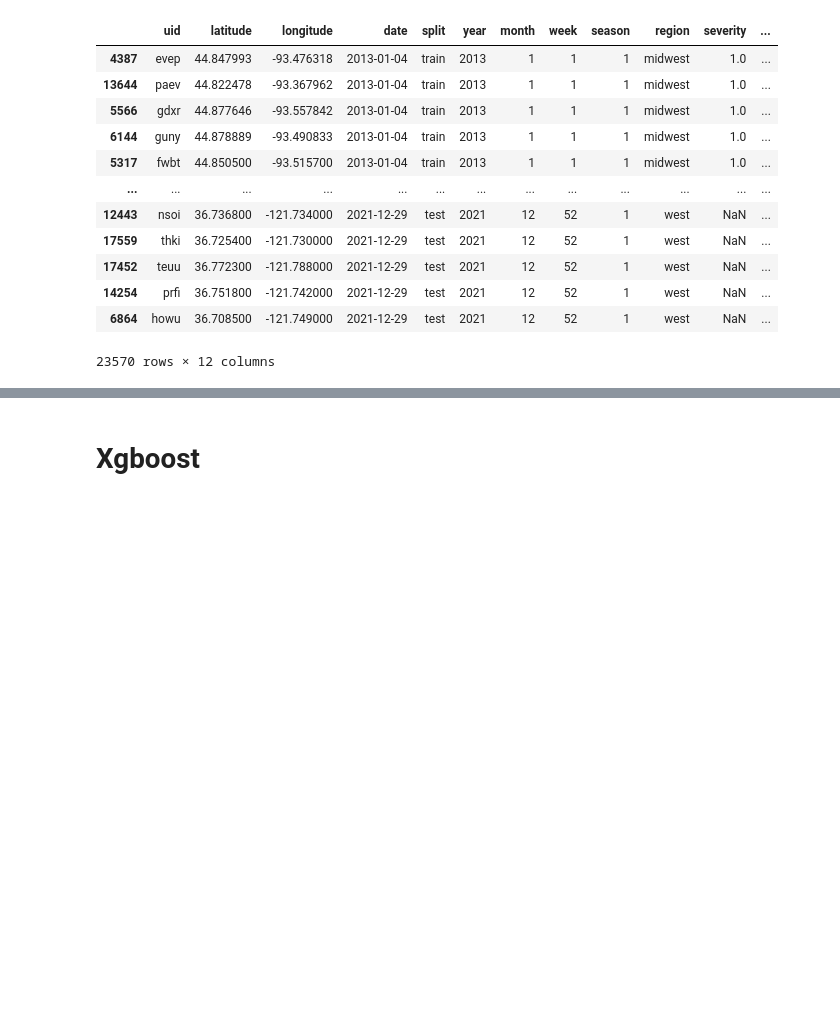
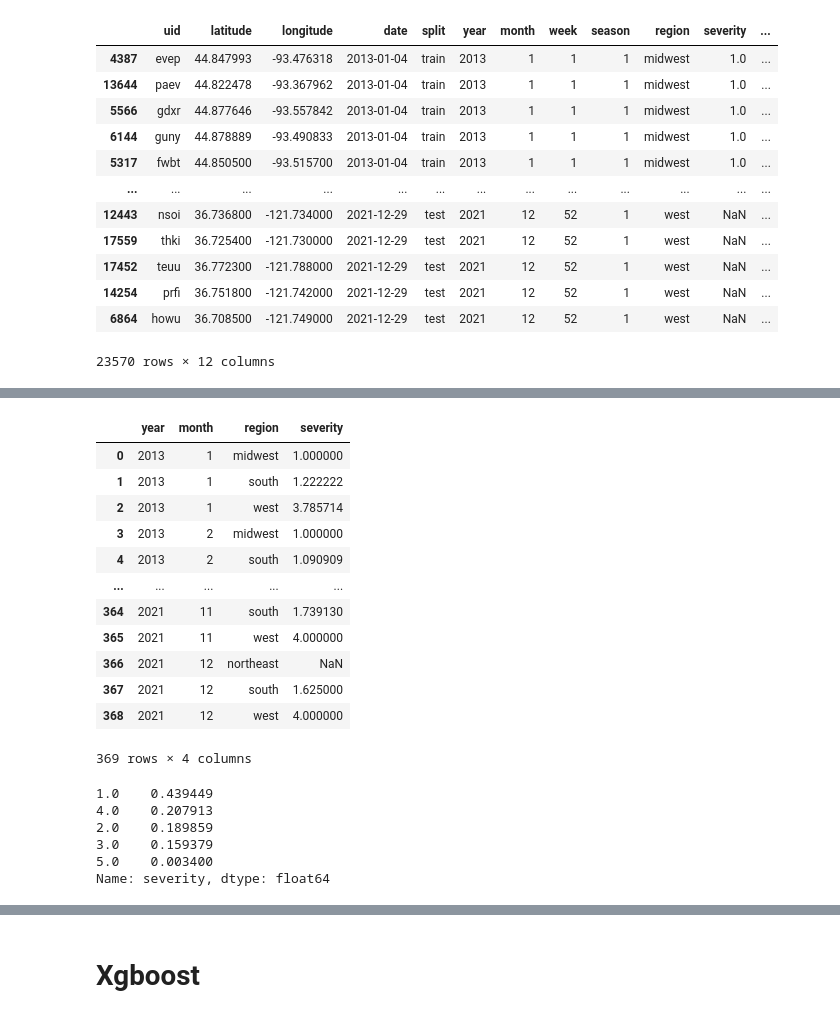
Before and after one commit to k-loki/Algal-bloom-Identification, a Jupyter notebook: notebooks/forgetall_restartagain.ipynb, the cells around one changed output, grey strips where cells are left out. Saved outputs shown, nothing was run; the diff lists cells and outputs as text; code cells hidden in the pictures; blank space fills up the shorter version.

```diff
--- a/notebooks/forgetall_restartagain.ipynb
+++ b/notebooks/forgetall_restartagain.ipynb
@@ -195,0 +278,26 @@ KeyboardInterrupt:
+# %%
+data.groupby(['year', 'month', 'region']).severity.mean().reset_index()
+# %% [output]
+|  | year | month | region | severity |
+| 0 | 2013 | 1 | midwest | 1.000000 |
+| 1 | 2013 | 1 | south | 1.222222 |
+| 2 | 2013 | 1 | west | 3.785714 |
+| 3 | 2013 | 2 | midwest | 1.000000 |
+| 4 | 2013 | 2 | south | 1.090909 |
+| ... | ... | ... | ... | ... |
+| 364 | 2021 | 11 | south | 1.739130 |
+| 365 | 2021 | 11 | west | 4.000000 |
+| 366 | 2021 | 12 | northeast | NaN |
+| 367 | 2021 | 12 | south | 1.625000 |
+| 368 | 2021 | 12 | west | 4.000000 |
+369 rows × 4 columns
+# %%
+train_data_ = data[data.split == 'train']
+train_data_.severity.value_counts(normalize=True)
+# %% [output]
+1.0    0.439449
+4.0    0.207913
+2.0    0.189859
+3.0    0.159379
+5.0    0.003400
+Name: severity, dtype: float64
```
Also changed, not shown: parts of 34 cells of this notebook.
